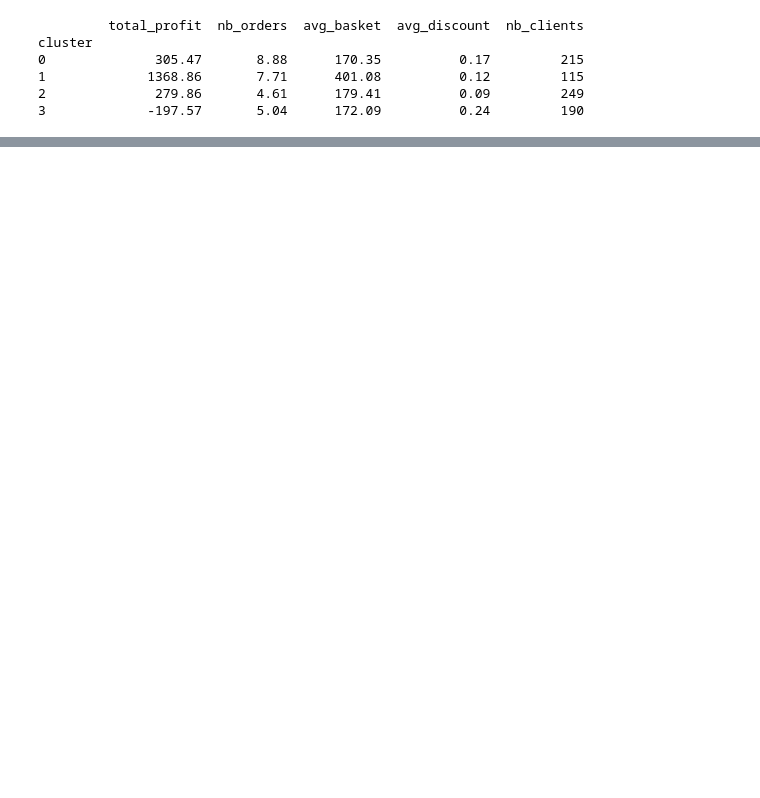
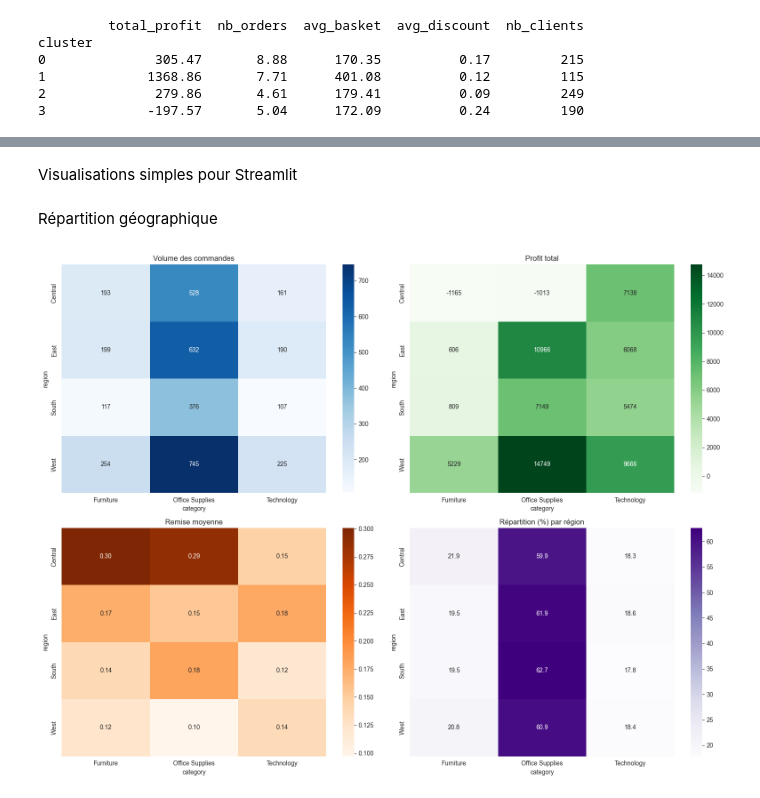
Before and after one commit to msshaqura/project_superstore, a Jupyter notebook: notebooks/sample_superstore.ipynb, the cells around one changed output, grey strips where cells are left out. Drawn from its saved outputs; the diff is of its cells as text; code cells hidden in the pictures; blank space fills up the shorter version.

```diff
--- a/notebooks/sample_superstore.ipynb
+++ b/notebooks/sample_superstore.ipynb
@@ -1265,0 +1437,6 @@ df3 = client_clean[client_clean["cluster"] == 3].copy()
+# %%
+# Liste des clients du cluster 0
+clients_cluster0 = df0.index
+
+# Filtrer les transactions
+df_cluster0 = df_cleaned[df_cleaned["customer_id"].isin(clients_cluster0)]
@@ -1265,0 +1488,2 @@ df3 = client_clean[client_clean["cluster"] == 3].copy()
+# %% [markdown]
+Visualisations simples pour Streamlit
@@ -1265,0 +1519,2 @@ df3 = client_clean[client_clean["cluster"] == 3].copy()
+# %% [markdown]
+Répartition géographique
@@ -1265,0 +1547,67 @@ df3 = client_clean[client_clean["cluster"] == 3].copy()
+# %%
+import pandas as pd
+import seaborn as sns
+import matplotlib.pyplot as plt
+
+sns.set_style("whitegrid")
+
+# ================================
+# 1️⃣ Volume (nombre de lignes)
+# ================================
+volume = pd.crosstab(
+    df_cluster0["region"],
+    df_cluster0["category"]
+)
+
+# ================================
+# 2️⃣ Profit total
+# ================================
+profit = df_cluster0.pivot_table(
+    values="profit",
+    index="region",
+    columns="category",
+    aggfunc="sum"
+)
+
+# ================================
+# 3️⃣ Remise moyenne
+# ================================
+discount = df_cluster0.pivot_table(
+    values="discount",
+    index="region",
+    columns="category",
+    aggfunc="mean"
+)
+
+# ================================
+# 4️⃣ Normalisation (% par région)
+# ================================
+volume_pct = volume.div(volume.sum(axis=1), axis=0) * 100
+
+
+# ================================
+# AFFICHAGE
+# ================================
+
+fig, axes = plt.subplots(2, 2, figsize=(16, 12))
+
+# Volume
+sns.heatmap(volume, annot=True, fmt="d", cmap="Blues", ax=axes[0,0])
+axes[0,0].set_title("Volume des commandes")
+
+# Profit
+sns.heatmap(profit, annot=True, fmt=".0f", cmap="Greens", ax=axes[0,1])
+axes[0,1].set_title("Profit total")
+
+# Remise moyenne
+sns.heatmap(discount, annot=True, fmt=".2f", cmap="Oranges", ax=axes[1,0])
+axes[1,0].set_title("Remise moyenne")
+
+# Volume normalisé
+sns.heatmap(volume_pct, annot=True, fmt=".1f", cmap="Purples", ax=axes[1,1])
+axes[1,1].set_title("Répartition (%) par région")
+
+plt.tight_layout()
+plt.show()
+# %% [output]
+[figure, added]
```
Also changed, not shown: parts of 35 cells of this notebook.
